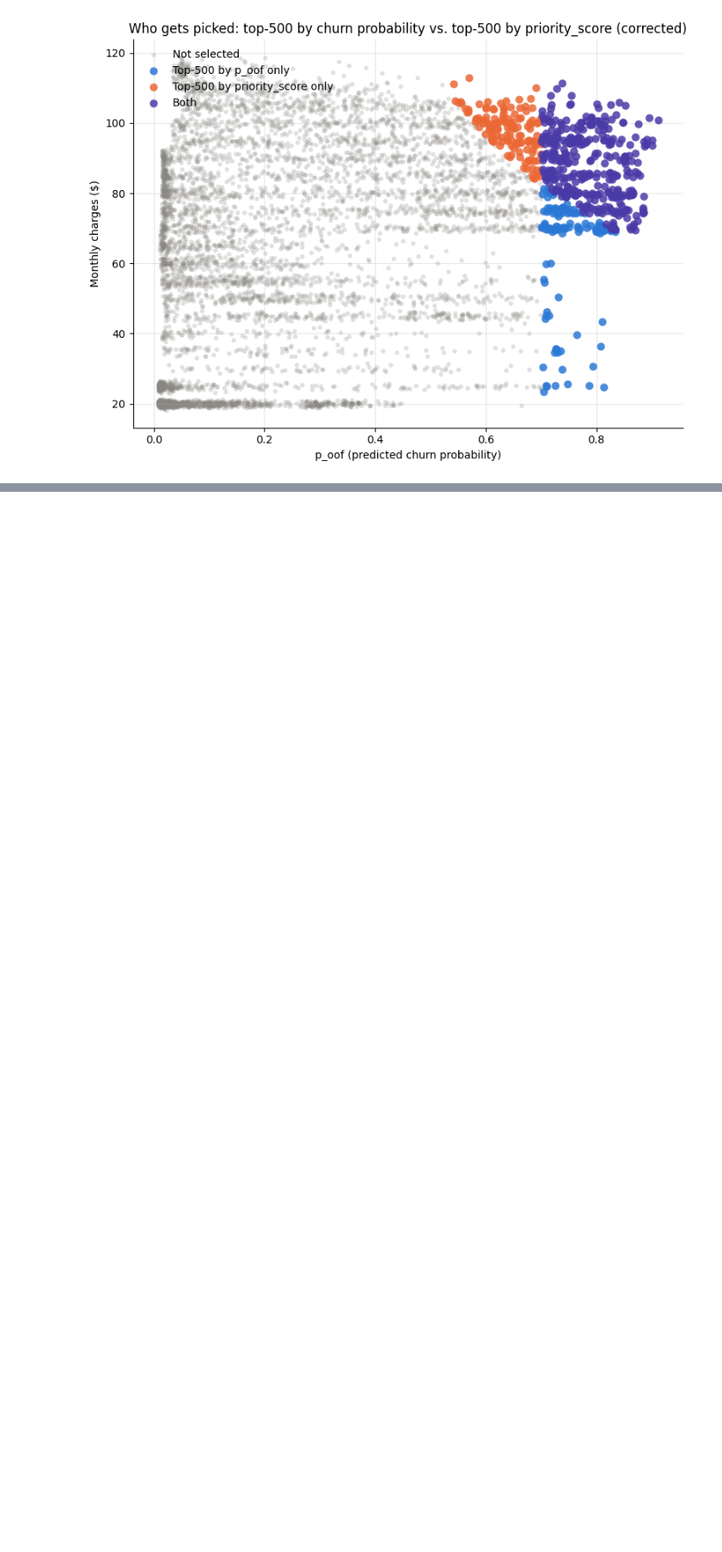
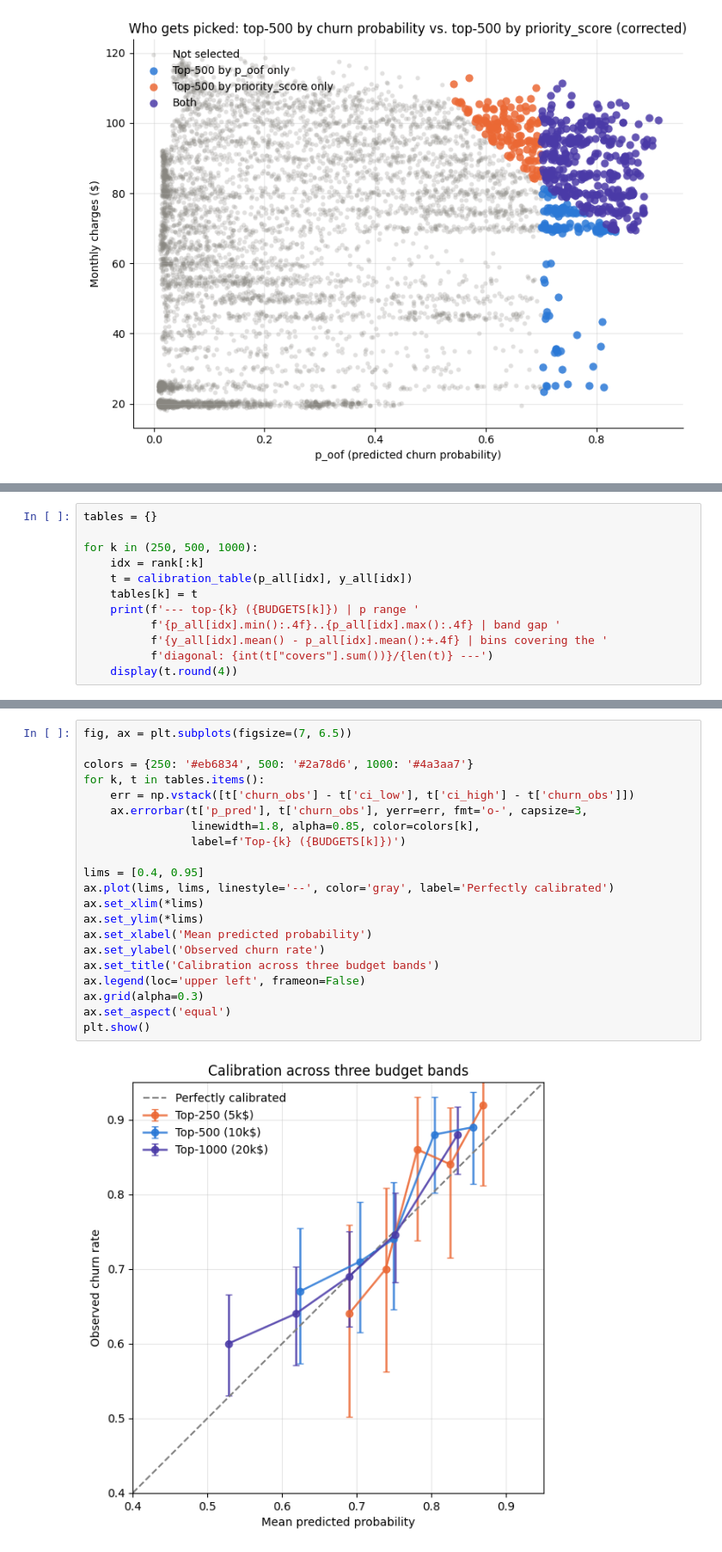
Before and after one commit to Pablomarttinn/Churn-retention-optimizer, a Jupyter notebook: notebooks/calibration_clv.ipynb, the cells around one changed output, grey strips where cells are left out. Shown at 86% size. Cells and saved outputs as stored; diff of their text form; blank space fills up the shorter version.

```diff
--- a/notebooks/calibration_clv.ipynb
+++ b/notebooks/calibration_clv.ipynb
@@ -410,0 +533,12 @@ plt.show()
+# %%
+tables = {}
+
+for k in (250, 500, 1000):
+    idx = rank[:k]
+    t = calibration_table(p_all[idx], y_all[idx])
+    tables[k] = t
+    print(f'--- top-{k} ({BUDGETS[k]}) | p range '
+          f'{p_all[idx].min():.4f}..{p_all[idx].max():.4f} | band gap '
+          f'{y_all[idx].mean() - p_all[idx].mean():+.4f} | bins covering the '
+          f'diagonal: {int(t["covers"].sum())}/{len(t)} ---')
+    display(t.round(4))
@@ -410,0 +567,23 @@ plt.show()
+# %%
+fig, ax = plt.subplots(figsize=(7, 6.5))
+
+colors = {250: '#eb6834', 500: '#2a78d6', 1000: '#4a3aa7'}
+for k, t in tables.items():
+    err = np.vstack([t['churn_obs'] - t['ci_low'], t['ci_high'] - t['churn_obs']])
+    ax.errorbar(t['p_pred'], t['churn_obs'], yerr=err, fmt='o-', capsize=3,
+                linewidth=1.8, alpha=0.85, color=colors[k],
+                label=f'Top-{k} ({BUDGETS[k]})')
+
+lims = [0.4, 0.95]
+ax.plot(lims, lims, linestyle='--', color='gray', label='Perfectly calibrated')
+ax.set_xlim(*lims)
+ax.set_ylim(*lims)
+ax.set_xlabel('Mean predicted probability')
+ax.set_ylabel('Observed churn rate')
+ax.set_title('Calibration across three budget bands')
+ax.legend(loc='upper left', frameon=False)
+ax.grid(alpha=0.3)
+ax.set_aspect('equal')
+plt.show()
+# %% [output]
+[figure, added]
```
Also changed, not shown: parts of 10 cells of this notebook, 8 other files.
